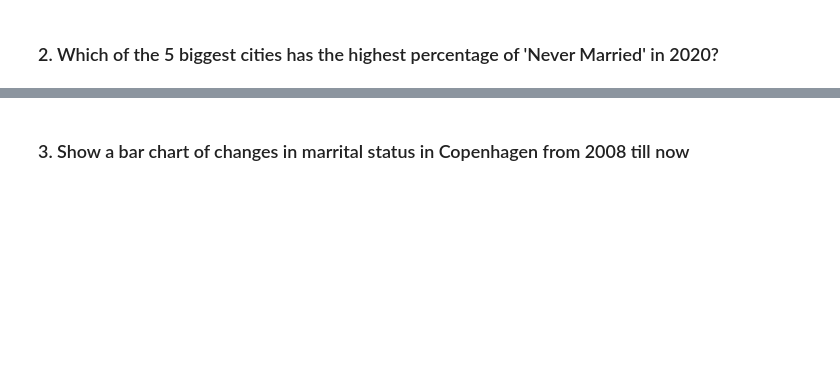
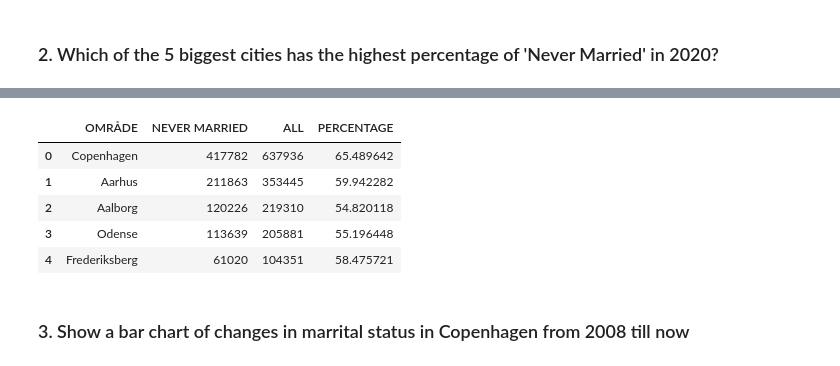
Before and after one commit to JonasRex/JupyterLab_My_Notebooks, a Jupyter notebook: ex5 (Pandas)/EX5.ipynb, the cells around one changed output, grey strips where cells are left out. Saved outputs shown, nothing was run; the diff lists cells and outputs as text; code cells hidden in the pictures; blank space fills up the shorter version.

```diff
--- a/ex5 (Pandas)/EX5.ipynb
+++ b/ex5 (Pandas)/EX5.ipynb
@@ -53,2 +104,17 @@ Name: CIVILSTAND, Length: 95, dtype: object
 # %% [markdown]
 ### 2. Which of the 5 biggest cities has the highest percentage of 'Never Married' in 2020?
+# %%
+# Find all data on Never Married people
+nm = data[(data['CIVILSTAND'] == 'Never married') & (data['TID'] == '2020')].reset_index()
+
+
+# Filter out labels of interest
+nm = nm.filter(['OMRÅDE', 'INDHOLD'])
+
+
+
+# Group the value according to a condition
+nm_result = nm.groupby('OMRÅDE').sum().sort_values(by=["INDHOLD"], ascending=False).reset_index()
+
+nm_result.rename(columns={'INDHOLD': 'NEVER MARRIED'}, inplace=True, errors='raise')
+nm_result.head()
@@ -54,0 +128,3 @@ Name: CIVILSTAND, Length: 95, dtype: object
+# %%
+top5 = list(nm_result['OMRÅDE'].head())
+top5
@@ -54,0 +133,15 @@ Name: CIVILSTAND, Length: 95, dtype: object
+# %%
+# Find all data on top 5 areas
+all_people = data[(data['OMRÅDE'].isin(top5)) & (data['TID'] == '2020')].reset_index()
+
+
+# Filter out labels of interest
+all_people = all_people.filter(['OMRÅDE', 'INDHOLD'])
+
+
+
+# Group the value according to a condition
+all_people_result = all_people.groupby('OMRÅDE').sum().sort_values(by=["INDHOLD"], ascending=False).reset_index()
+
+all_people_result.rename(columns={'INDHOLD': 'ALL'}, inplace=True, errors='raise')
+all_people_result
@@ -54,0 +155,5 @@ Name: CIVILSTAND, Length: 95, dtype: object
+# %%
+# Merge the two tables together
+
+top5_result = pd.merge(nm_result.head(), all_people_result)
+top5_result
@@ -55,2 +167,12 @@ Name: CIVILSTAND, Length: 95, dtype: object
+# %%
+top5_result['PERCENTAGE'] = (top5_result['NEVER MARRIED']/top5_result['ALL'])*100
+top5_result
+# %% [output]
+|  | OMRÅDE | NEVER MARRIED | ALL | PERCENTAGE |
+| 0 | Copenhagen | 417782 | 637936 | 65.489642 |
+| 1 | Aarhus | 211863 | 353445 | 59.942282 |
+| 2 | Aalborg | 120226 | 219310 | 54.820118 |
+| 3 | Odense | 113639 | 205881 | 55.196448 |
+| 4 | Frederiksberg | 61020 | 104351 | 58.475721 |
 # %% [markdown]
 ### 3. Show a bar chart of changes in marrital status in Copenhagen from 2008 till now
```
Also changed, not shown: parts of 15 cells of this notebook, 1 other file.
